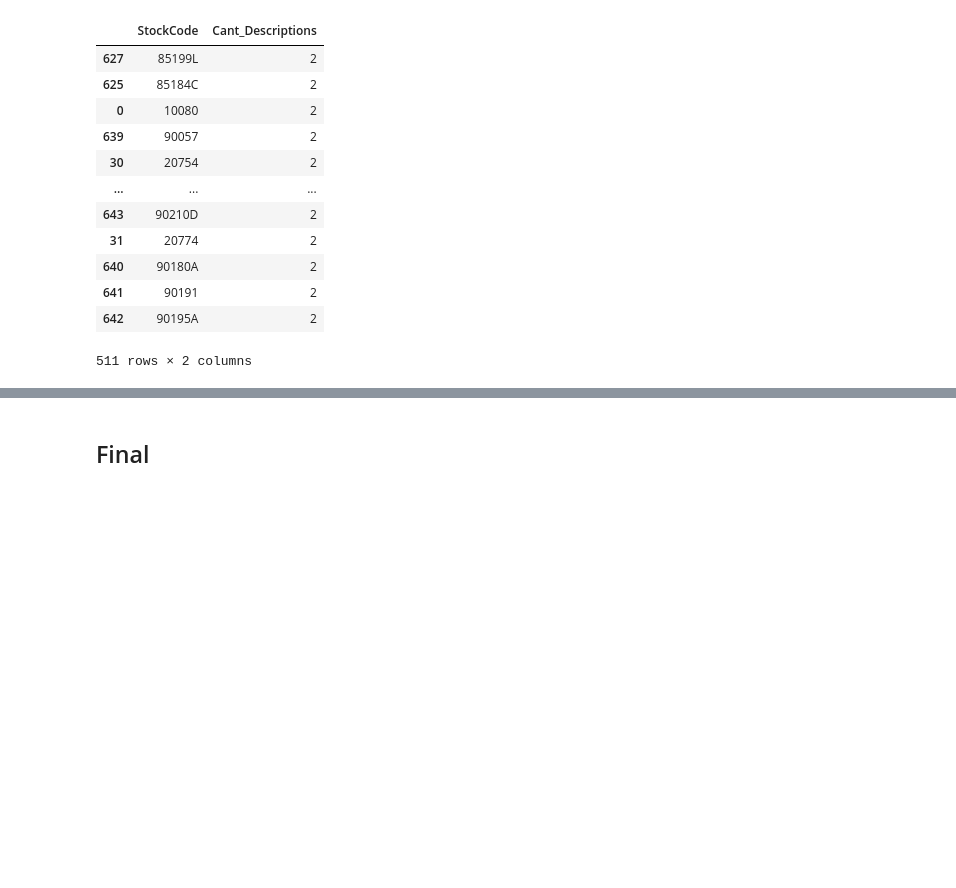
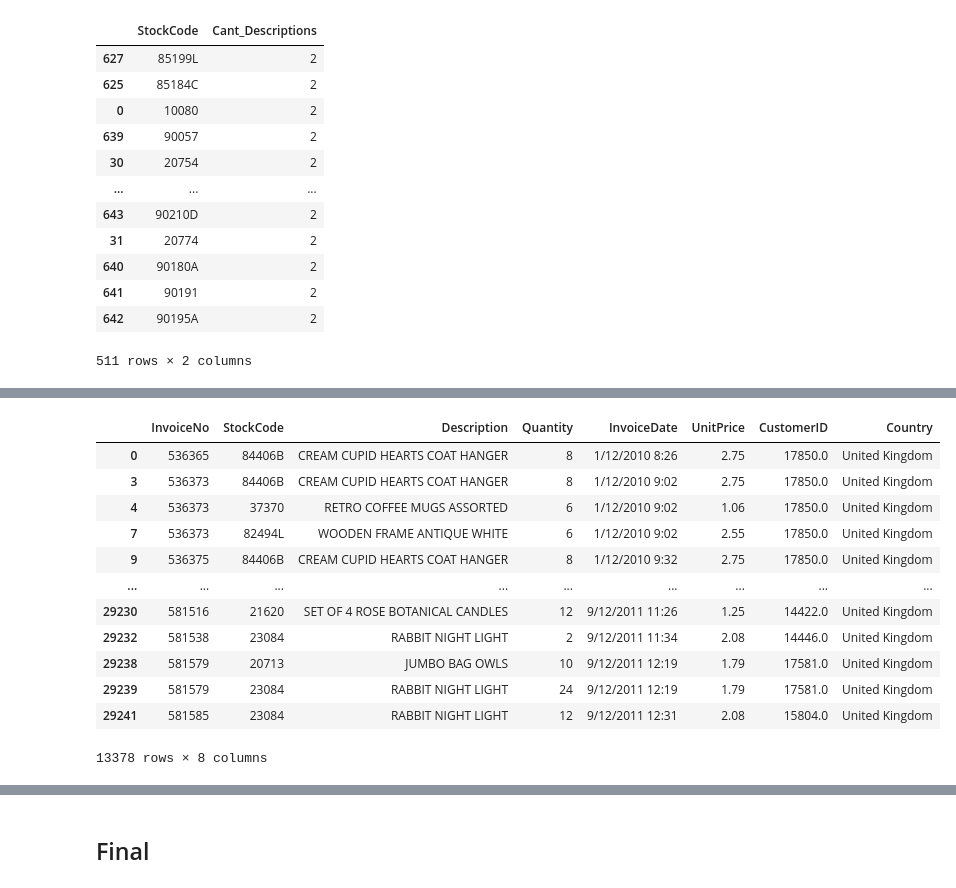
Before and after one commit to Vialesoft/Vialesoft_Devlab, a Jupyter notebook: Mini_Proyectos/ETL_Retail/Python ETL/main.ipynb, the cells around one changed output, grey strips where cells are left out. Cells and saved outputs as stored; diff of their text form; code cells hidden in the pictures; blank space fills up the shorter version.

```diff
--- a/Mini_Proyectos/ETL_Retail/Python ETL/main.ipynb
+++ b/Mini_Proyectos/ETL_Retail/Python ETL/main.ipynb
@@ -1716,0 +1878,3 @@ print(83483 + 69297)
+# %%
+df_ConNulos_MasDosDescripciones = df_ConNulos_CantDescripciones[df_ConNulos_CantDescripciones["Cant_Descriptions"] > 2]
+df_ConNulos_MasDosDescripciones
@@ -1716,0 +1912,17 @@ print(83483 + 69297)
+# %%
+df_ConNulos_VariasDescripciones = df_StockCodes_Descripciones_Nulas[df_StockCodes_Descripciones_Nulas["StockCode"].isin(df_ConNulos_MasDosDescripciones["StockCode"])]
+df_ConNulos_VariasDescripciones
+# %% [output]
+|  | InvoiceNo | StockCode | Description | Quantity | InvoiceDate | UnitPrice | CustomerID | Country |
+| 0 | 536365 | 84406B | CREAM CUPID HEARTS COAT HANGER | 8 | 1/12/2010 8:26 | 2.75 | 17850.0 | United Kingdom |
+| 3 | 536373 | 84406B | CREAM CUPID HEARTS COAT HANGER | 8 | 1/12/2010 9:02 | 2.75 | 17850.0 | United Kingdom |
+| 4 | 536373 | 37370 | RETRO COFFEE MUGS ASSORTED | 6 | 1/12/2010 9:02 | 1.06 | 17850.0 | United Kingdom |
+| 7 | 536373 | 82494L | WOODEN FRAME ANTIQUE WHITE | 6 | 1/12/2010 9:02 | 2.55 | 17850.0 | United Kingdom |
+| 9 | 536375 | 84406B | CREAM CUPID HEARTS COAT HANGER | 8 | 1/12/2010 9:32 | 2.75 | 17850.0 | United Kingdom |
+| ... | ... | ... | ... | ... | ... | ... | ... | ... |
+| 29230 | 581516 | 21620 | SET OF 4 ROSE BOTANICAL CANDLES | 12 | 9/12/2011 11:26 | 1.25 | 14422.0 | United Kingdom |
+| 29232 | 581538 | 23084 | RABBIT NIGHT LIGHT | 2 | 9/12/2011 11:34 | 2.08 | 14446.0 | United Kingdom |
+| 29238 | 581579 | 20713 | JUMBO BAG OWLS | 10 | 9/12/2011 12:19 | 1.79 | 17581.0 | United Kingdom |
+| 29239 | 581579 | 23084 | RABBIT NIGHT LIGHT | 24 | 9/12/2011 12:19 | 1.79 | 17581.0 | United Kingdom |
+| 29241 | 581585 | 23084 | RABBIT NIGHT LIGHT | 12 | 9/12/2011 12:31 | 2.08 | 15804.0 | United Kingdom |
+13378 rows × 8 columns
```
Also changed, not shown: parts of 35 cells of this notebook.
